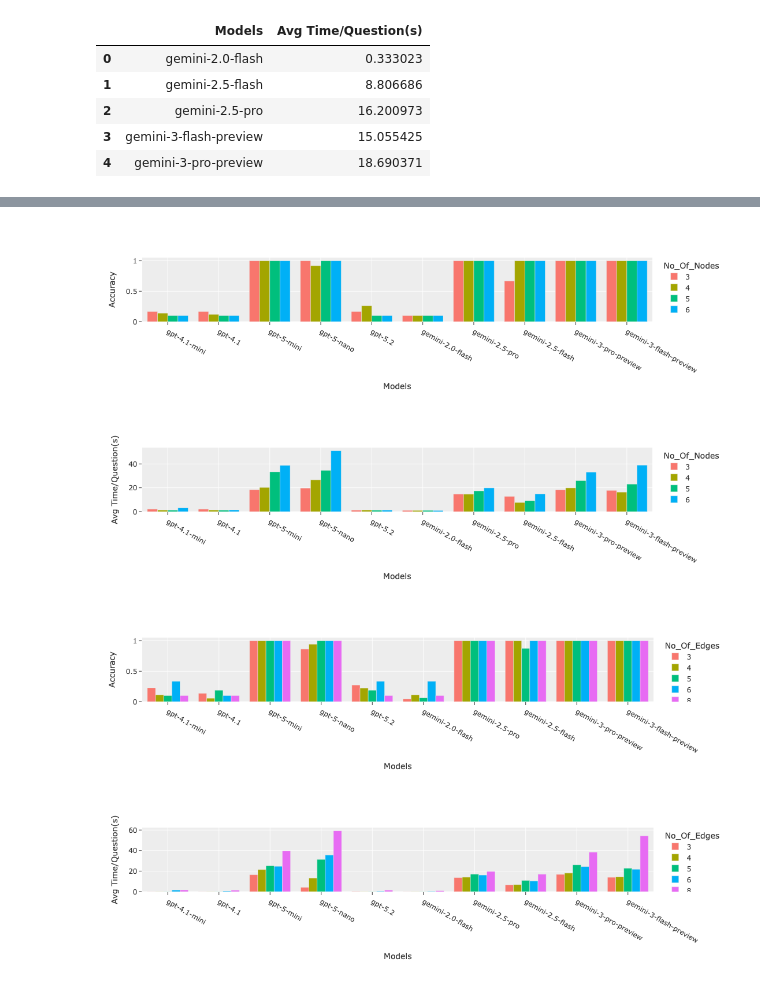
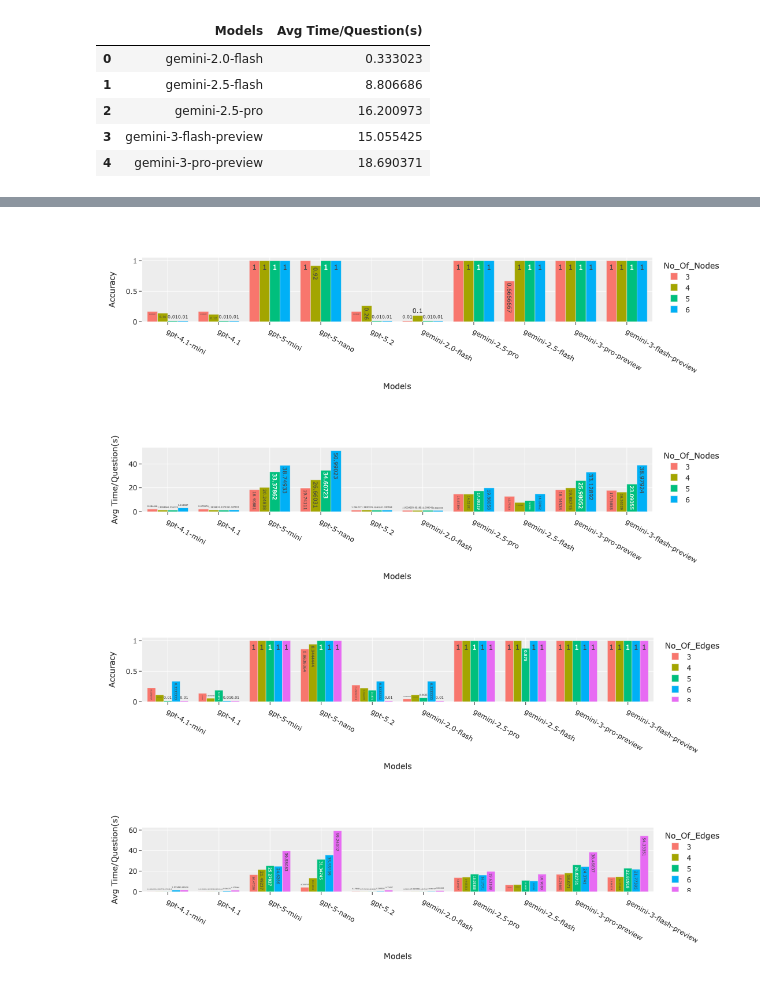
Before and after one commit to bahramiramazan/graphmapping, a Jupyter notebook: plots.ipynb, the cells around one changed output, grey strips where cells are left out. Cells and saved outputs as stored; diff of their text form; code cells hidden in the pictures.

```diff
--- a/plots.ipynb
+++ b/plots.ipynb
@@ -5,7 +9,6 @@ from main import *
 # %%
-_,_,no_of_edges_acc_all,no_of_nodes_acc_all=eval_answer()
-direct_indirect_all,Crossed_not_crossed_all,_,_=eval_answer()
-_,_,no_of_edges_acc_all_,no_of_nodes_acc_all_=eval_answer(flag=True)
+direct_indirect_all,Crossed_not_crossed_all,no_of_edges_acc_all,no_of_nodes_acc_all=eval_answer()
+direct_indirect_all_s2,Crossed_not_crossed_all_s2,no_of_edges_acc_all_s2,no_of_nodes_acc_all_s2=eval_answer(flag=True)
 # %% [output]
 questions_records[k] dict_keys(['original', 'v2'])
 ##############################
@@ -92,10 +121,10 @@ data = {
 df_no_of_nodes_acc_all = pd.DataFrame(data)
 ##
 data = {
-  "Models": [t[0] for t in no_of_nodes_acc_all_],
-  "No_Of_Nodes":[t[1] for t in no_of_nodes_acc_all_],
- "Accuracy": [t[-2] for t in no_of_nodes_acc_all_],
-"Avg Time/Question(s)": [t[-1] for t in no_of_nodes_acc_all_],
+  "Models": [t[0] for t in no_of_nodes_acc_all_s2],
+  "No_Of_Nodes":[t[1] for t in no_of_nodes_acc_all_s2],
+ "Accuracy": [t[-2] for t in no_of_nodes_acc_all_s2],
+"Avg Time/Question(s)": [t[-1] for t in no_of_nodes_acc_all_s2],
 
 }
 #load data into a DataFrame object:
@@ -185,42 +214,42 @@ fig.write_image("images/duration_crossed.png")
 # %%
 import plotly.express as px
 df = df_no_of_nodes_acc_all_
 fig = px.bar(df, x="Models", y="Accuracy",
-             color='No_Of_Nodes', barmode='group',template=template,text_auto=False,
+             color='No_Of_Nodes', barmode='group',template=template,text_auto=True,
              height=300)
 fig.show()
 fig.write_image("images/acc_no_of_nodes.png")
 # %% [output]
-[figure, old version]
+[figure, new version]
 # %%
 import plotly.express as px
 template='ggplot2'
 df = df_no_of_nodes_acc_all_
 fig = px.bar(df, x="Models", y="Avg Time/Question(s)",
-             color='No_Of_Nodes', barmode='group',template=template,text_auto=False,
+             color='No_Of_Nodes', barmode='group',template=template,text_auto=True,
              height=300)
 fig.show()
 fig.write_image("images/duration_no_of_nodes.png")
 # %% [output]
-[figure, old version]
+[figure, new version]
 # %%
 import plotly.express as px
 df = df_no_of_edges_acc_all_
 fig = px.bar(df, x="Models", y="Accuracy",
-             color='No_Of_Edges', barmode='group',template=template,text_auto=False,
+             color='No_Of_Edges', barmode='group',template=template,text_auto=True,
              height=300)
 fig.show()
 fig.write_image("images/acc_no_of_edges.png")
 # %% [output]
-[figure, old version]
+[figure, new version]
 # %%
 import plotly.express as px
 template='ggplot2'
 df = df_no_of_edges_acc_all_
 fig = px.bar(df, x="Models", y="Avg Time/Question(s)",
-             color='No_Of_Edges', barmode='group',template=template,text_auto=False,
+             color='No_Of_Edges', barmode='group',template=template,text_auto=True,
              height=300)
 fig.show()
 fig.write_image("images/duration_no_of_edges.png")
 # %% [output]
-[figure, old version]
+[figure, new version]
```
Also changed, not shown: parts of 16 cells of this notebook, 33 other files.
